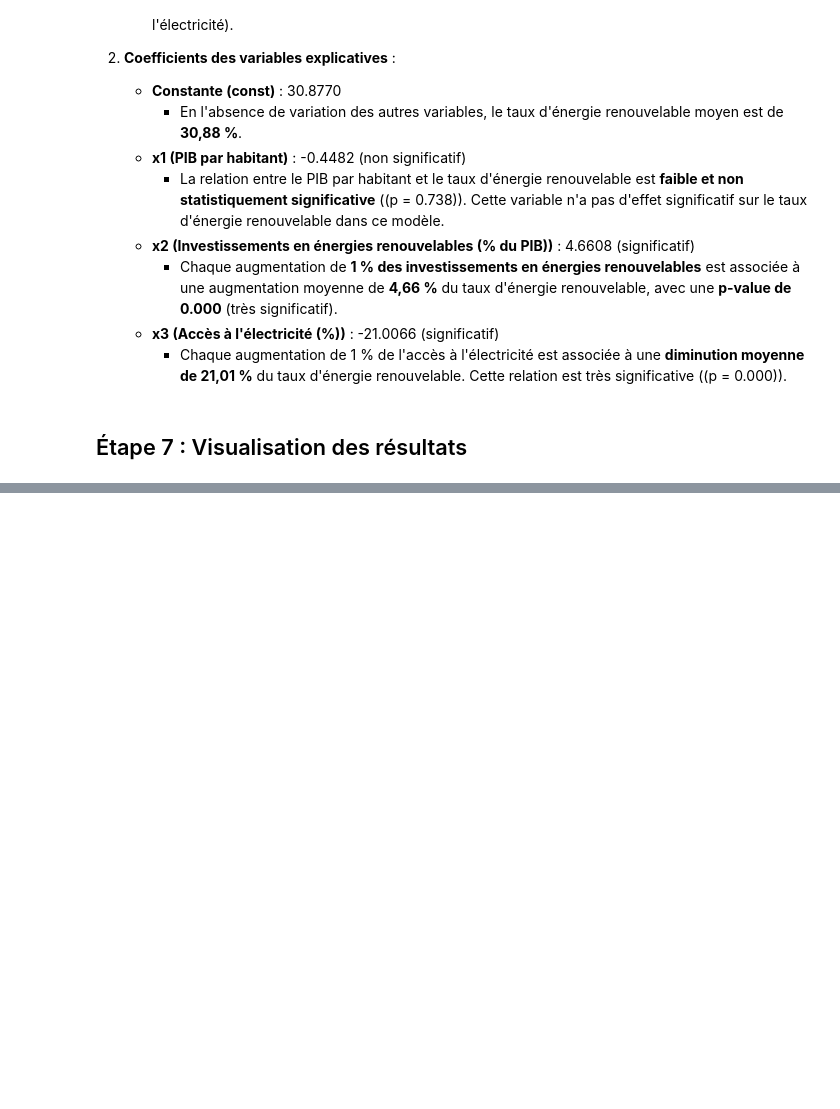
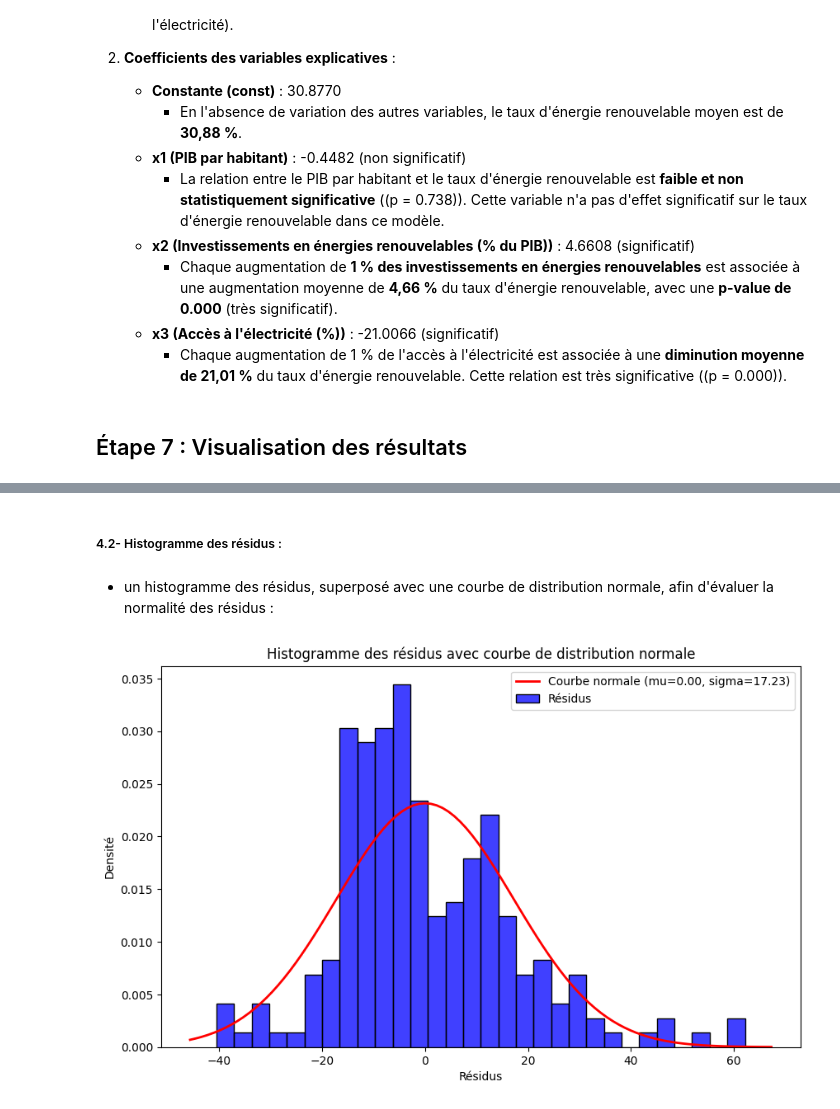
Before and after one commit to Zeina707/DataAnalysis, a Jupyter notebook: Regression_Lineaire.ipynb, the cells around one changed output, grey strips where cells are left out. Cells and saved outputs as stored; diff of their text form; code cells hidden in the pictures; blank space fills up the shorter version.

```diff
--- a/Regression_Lineaire.ipynb
+++ b/Regression_Lineaire.ipynb
@@ -320,0 +546,27 @@ Notes:
+# %% [markdown]
+##### 4.2- Histogramme des résidus :
+# %% [markdown]
+- un histogramme des résidus, superposé avec une courbe de distribution normale, afin d'évaluer la normalité des résidus :
+# %%
+# Calcul des résidus
+residuals = model.resid
+
+# Tracer l'histogramme des résidus
+plt.figure(figsize=(10, 6))
+sns.histplot(residuals, kde=False, bins=30, color="blue", label="Résidus", stat="density")
+
+# Ajuster et tracer la courbe de distribution normale
+mu, std = norm.fit(residuals)  # Moyenne et écart-type des résidus
+xmin, xmax = plt.xlim()
+x = np.linspace(xmin, xmax, 100)
+p = norm.pdf(x, mu, std)
+plt.plot(x, p, "r", linewidth=2, label="Courbe normale (mu={:.2f}, sigma={:.2f})".format(mu, std))
+
+# Ajouter des annotations
+plt.title("Histogramme des résidus avec courbe de distribution normale")
+plt.xlabel("Résidus")
+plt.ylabel("Densité")
+plt.legend()
+plt.show()
+# %% [output]
+[figure, added]
```
Also changed, not shown: parts of 31 cells of this notebook.
